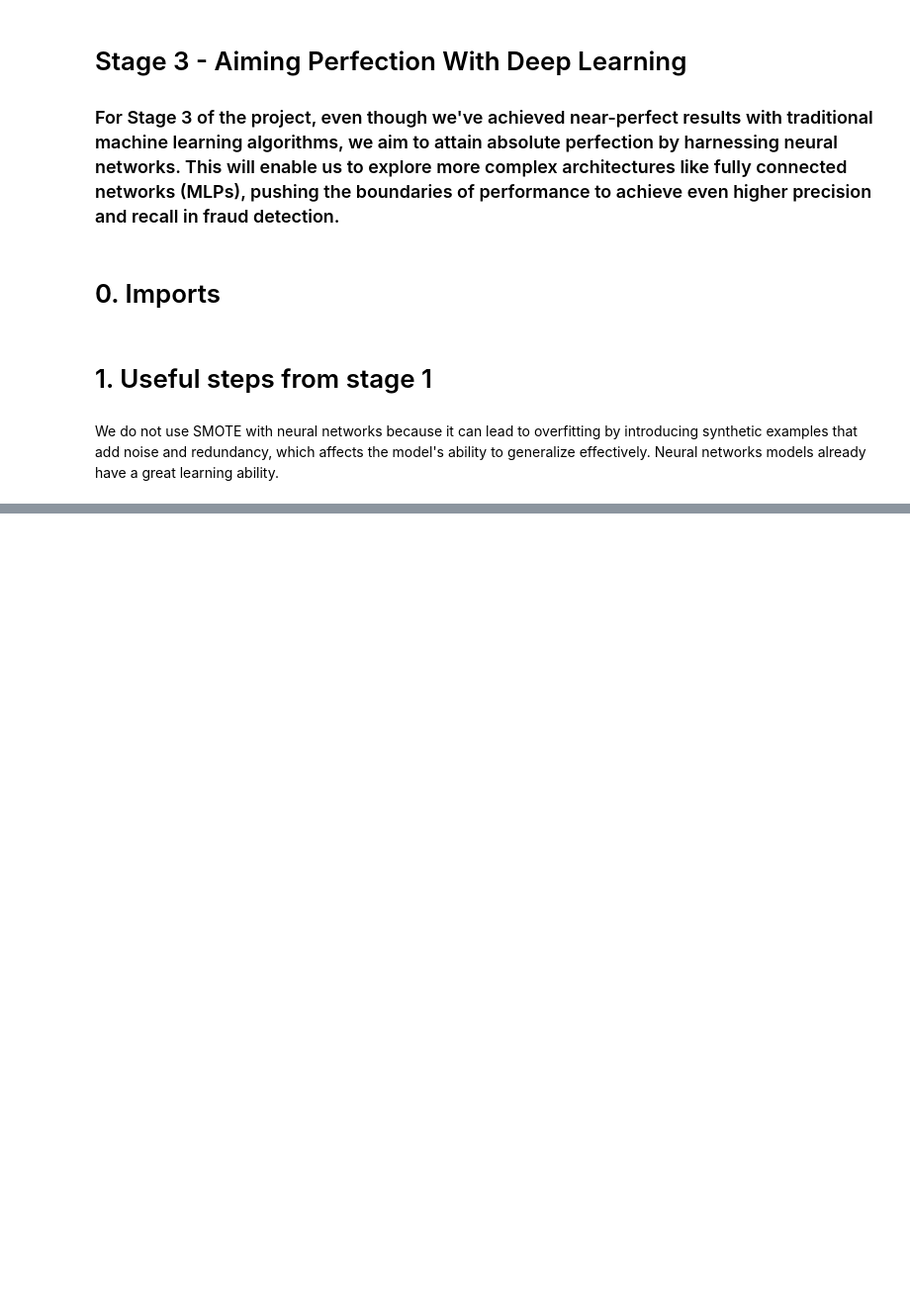
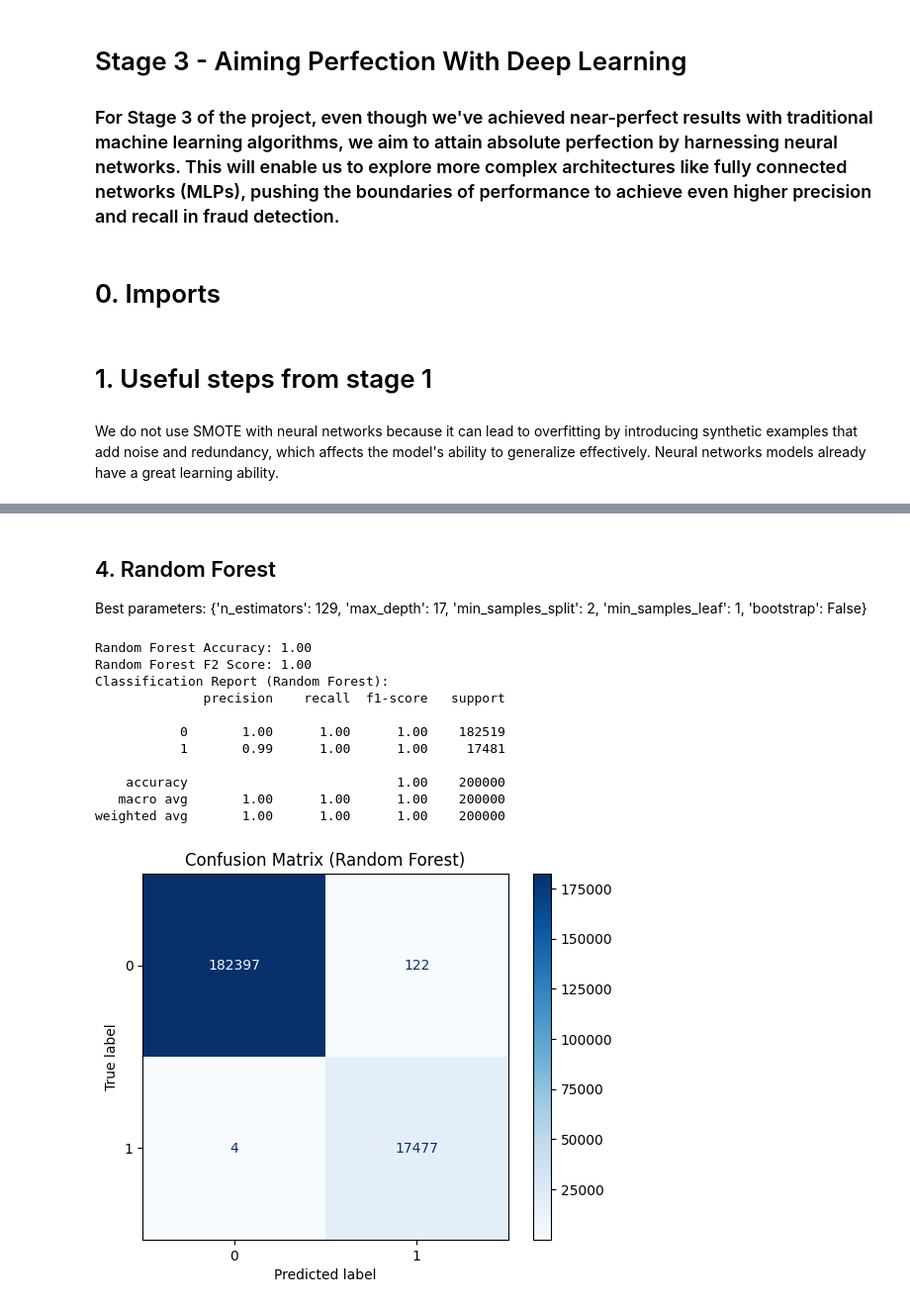
Before and after one commit to Tom-dlhy/Fraud-Detection-in-Digital-Transactions, a Jupyter notebook: Stage 3.ipynb, the cells around one changed output, grey strips where cells are left out. Shown: that part at 99% size. Saved outputs shown, nothing was run; the diff lists cells and outputs as text; code cells hidden in the pictures; blank space fills up the shorter version.

```diff
--- a/Stage 3.ipynb
+++ b/Stage 3.ipynb
@@ -688,0 +476,49 @@ Model: "sequential_203"
+# %% [markdown]
+## 4. Random Forest
+
+Best parameters: {'n_estimators': 129, 'max_depth': 17, 'min_samples_split': 2, 'min_samples_leaf': 1, 'bootstrap': False}
+# %%
+# Import Random Forest
+from sklearn.ensemble import RandomForestClassifier
+
+# Define the Random Forest model with best parameters
+rf_model = RandomForestClassifier(
+    n_estimators=129,
+    max_depth=17,
+    min_samples_split=2,
+    min_samples_leaf=1,
+    bootstrap=False,
+    random_state=42
+)
+
+rf_model.fit(X_train_scaled, y_train_resampled)
+
+y_pred_rf = rf_model.predict(X_test_scaled)
+
+accuracy_rf = accuracy_score(y_test, y_pred_rf)
+f2_score_rf = fbeta_score(y_test, y_pred_rf, beta=2)
+
+print(f"Random Forest Accuracy: {accuracy_rf:.2f}")
+print(f"Random Forest F2 Score: {f2_score_rf:.2f}")
+print("Classification Report (Random Forest):")
+print(classification_report(y_test, y_pred_rf))
+
+conf_matrix_rf = confusion_matrix(y_test, y_pred_rf)
+disp_rf = ConfusionMatrixDisplay(confusion_matrix=conf_matrix_rf, display_labels=rf_model.classes_)
+disp_rf.plot(cmap='Blues')
+
+plt.title("Confusion Matrix (Random Forest)")
+plt.show()
+# %% [output]
+Random Forest Accuracy: 1.00
+Random Forest F2 Score: 1.00
+Classification Report (Random Forest):
+              precision    recall  f1-score   support
+
+           0       1.00      1.00      1.00    182519
+           1       0.99      1.00      1.00     17481
+
+    accuracy                           1.00    200000
+   macro avg       1.00      1.00      1.00    200000
+weighted avg       1.00      1.00      1.00    200000
+[figure, added]
```
Also changed, not shown: parts of 62 cells of this notebook, 1 other file.
